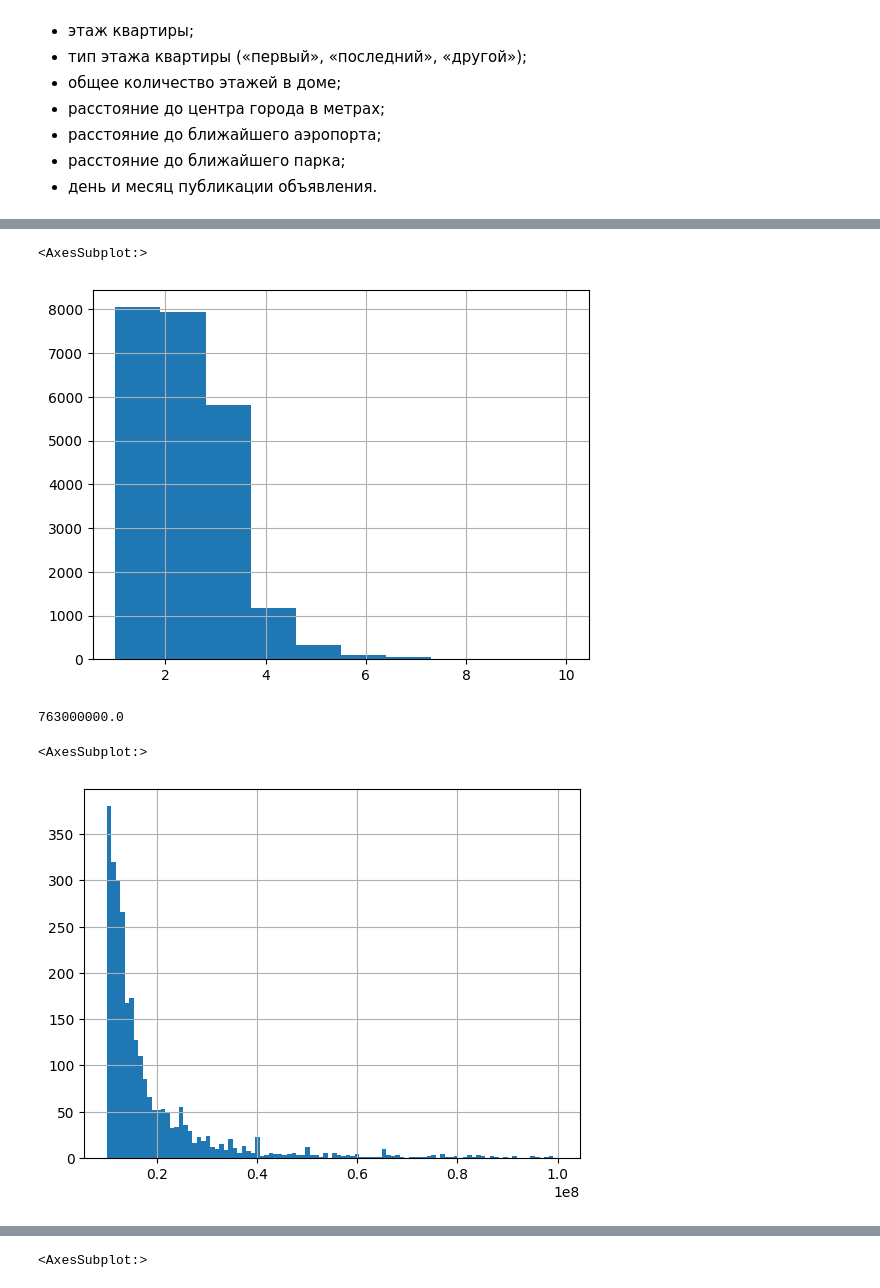
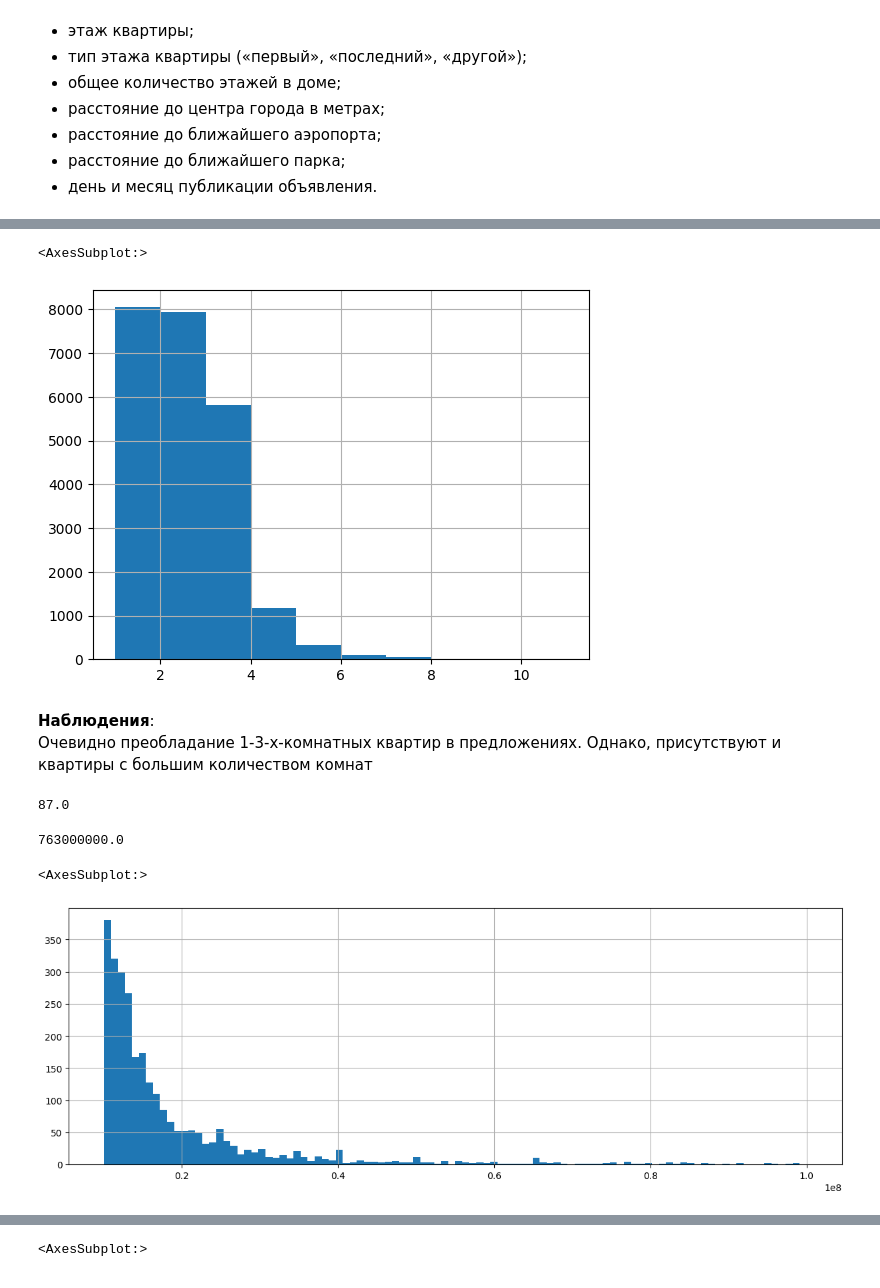
Before and after one commit to ndelenyan/practicum, a Jupyter notebook: sprint05/sprint05.ipynb, the cells around one changed output, grey strips where cells are left out. Saved outputs shown, nothing was run; the diff lists cells and outputs as text; code cells hidden in the pictures.

```diff
--- a/sprint05/sprint05.ipynb
+++ b/sprint05/sprint05.ipynb
@@ -374,12 +380,19 @@ df.kitchen_area.hist(range=(0, 30), bins=50)
 # %%
-df.rooms.hist(range=(1, 10))
+df.rooms.hist(range=(1, 11))
 # %% [output]
 <AxesSubplot:>
-[figure, old version]
+[figure, new version]
+# %% [markdown]
+**Наблюдения**:
+Очевидно преобладание 1-3-х-комнатных квартир в предложениях. Однако, присутствуют и квартиры с большим количеством комнат
+# %%
+df[df.rooms>5]['total_area'].min() # sanity check: area of 87 sq meters - ok to be a 6-room apartment
+# %% [output]
+87.0
 # %%
 df.last_price.max()
-df.last_price.hist(bins=100, range=(10000000, 100000000))
+df.last_price.hist(bins=100, range=(10000000, 100000000), figsize=(15, 5))
 # %% [output]
 763000000.0
 <AxesSubplot:>
-[figure, old version]
+[figure, new version]
```
Also changed, not shown: parts of 9 cells of this notebook.
